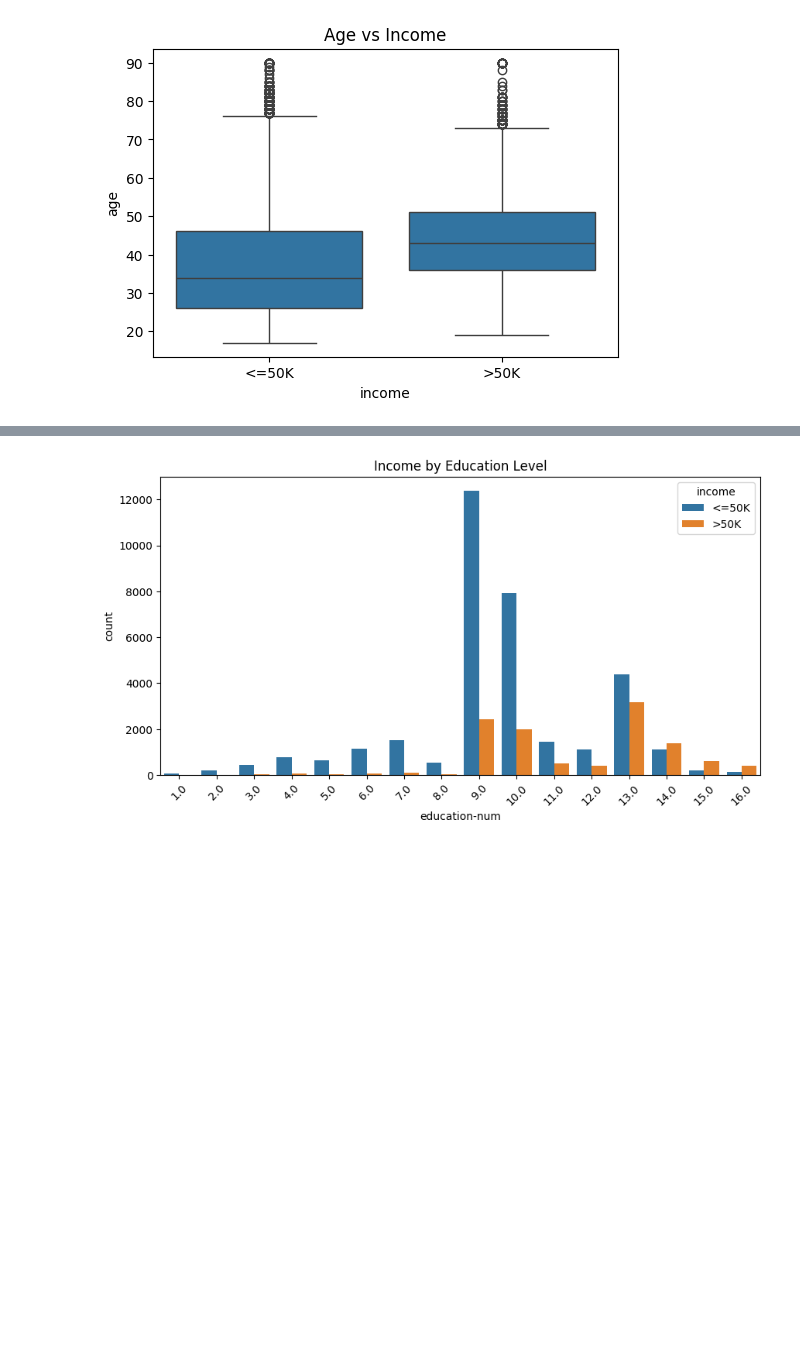
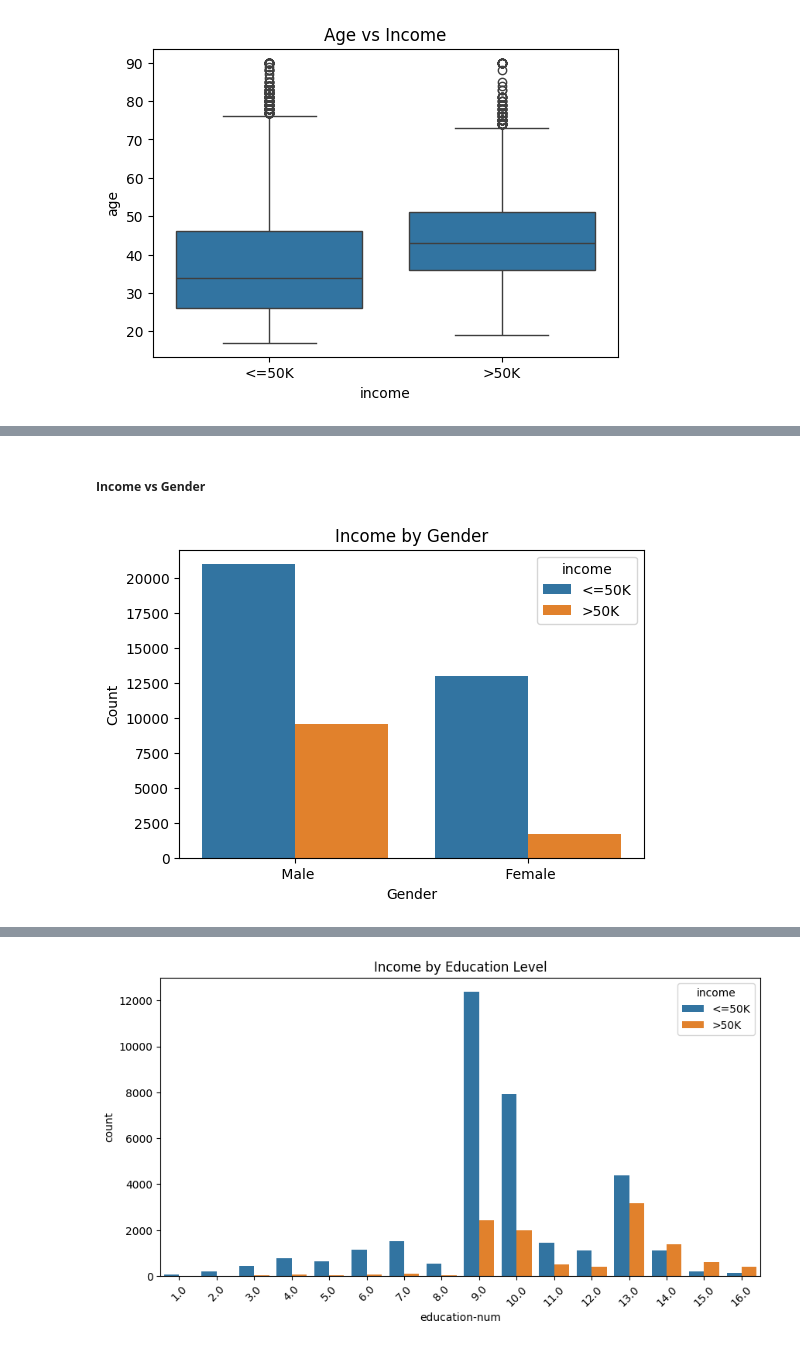
Before and after one commit to mohamedalaa-505/SupervisedML_project, a Jupyter notebook: Final_Project.ipynb, the cells around one changed output, grey strips where cells are left out. Cells and saved outputs as stored; diff of their text form; code cells hidden in the pictures; blank space fills up the shorter version.

```diff
--- a/Final_Project.ipynb
+++ b/Final_Project.ipynb
@@ -257,0 +275,13 @@ plt.show()
+# %% [markdown]
+##### **Income vs Gender**
+# %%
+plt.figure(figsize=(6,4))
+sns.countplot(x="sex", hue="income", data=df)
+
+plt.title("Income by Gender")
+plt.xlabel("Gender")
+plt.ylabel("Count")
+
+plt.show()
+# %% [output]
+[figure, added]
```
Also changed, not shown: parts of 18 cells of this notebook, 6 other files.
